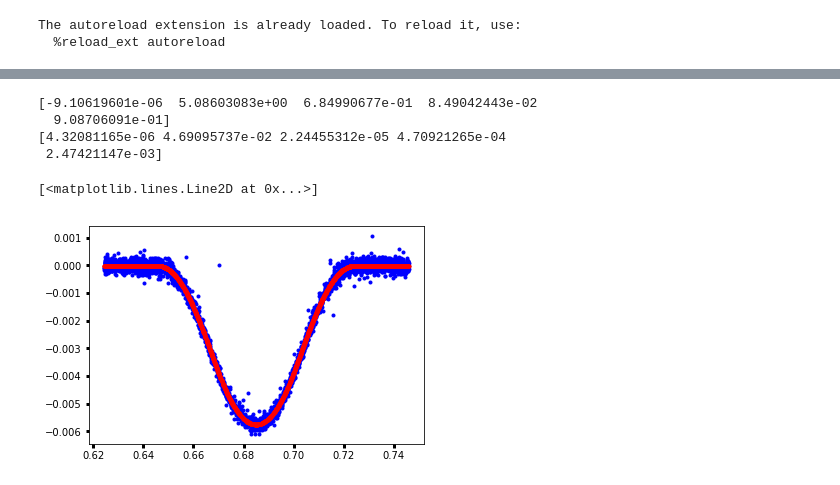
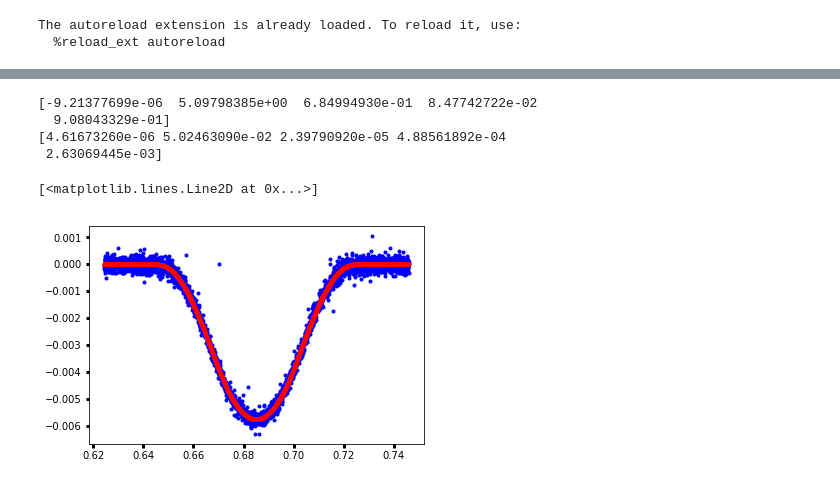
Before and after one commit to BoiseStatePlanetary/Searching-for-Variability-in-Eclipses-in-the-Kepler-Dataset, a Jupyter notebook: code/Analyzing_Kepler76b_with_LM.ipynb, the cells around one changed output, grey strips where cells are left out. Cells and saved outputs as stored; diff of their text form; code cells hidden in the pictures.

```diff
--- a/code/Analyzing_Kepler76b_with_LM.ipynb
+++ b/code/Analyzing_Kepler76b_with_LM.ipynb
@@ -25,7 +25,7 @@ K76 = Kepler76_params()
 The autoreload extension is already loaded. To reload it, use:
   %reload_ext autoreload
 # %%
-num_period = 1
+num_period = 2
 binsize = 30./60./24.
 
 # Retrieve while masking out transit
@@ -111,26 +160,26 @@ flux_no_BEER = filtered_flux - fit_BEER_signals(folded_time, *popt)
 # %%
 bounds = ([-1000e-6, 2., K76.saved_params['T0']*0.95, 0., -1],
           [1000e-6, 10., K76.saved_params['T0']*1.05, 0.2, 1])
 
 transit_ind = transit_indices(folded_time, 2.*K76.dur, K76.saved_params['T0'])
 
 time = folded_time[transit_ind]
 data = flux_no_BEER[transit_ind]
 err = unbinned_noise*np.ones_like(time)
 
 initial_guess = [0., K76.saved_params['a'], K76.saved_params['T0'], K76.saved_params['p'], K76.saved_params['b']]
-popt, pcov = curve_fit(fit_transit, time, data, p0=initial_guess, bounds=bounds)
-uncertainties = np.sqrt(pcov.diagonal())
+transit_popt, transit_pcov = curve_fit(fit_transit, time, data, p0=initial_guess, bounds=bounds)
+transit_uncertainties = np.sqrt(transit_pcov.diagonal())
 
-print(popt)
-print(uncertainties)
+print(transit_popt)
+print(transit_uncertainties)
 
 plt.plot(time, data, 'b.')
-plt.plot(time, fit_transit(time, *popt), 'r.')
+plt.plot(time, fit_transit(time, *transit_popt), 'r.')
 # %% [output]
-[-9.10619601e-06  5.08603083e+00  6.84990677e-01  8.49042443e-02
-  9.08706091e-01]
-[4.32081165e-06 4.69095737e-02 2.24455312e-05 4.70921265e-04
- 2.47421147e-03]
+[-9.21377699e-06  5.09798385e+00  6.84994930e-01  8.47742722e-02
+  9.08043329e-01]
+[4.61673260e-06 5.02463090e-02 2.39790920e-05 4.88561892e-04
+ 2.63069445e-03]
 [<matplotlib.lines.Line2D at 0x...>]
-[figure, old version]
+[figure, new version]
```
Also changed, not shown: parts of 7 cells of this notebook.
